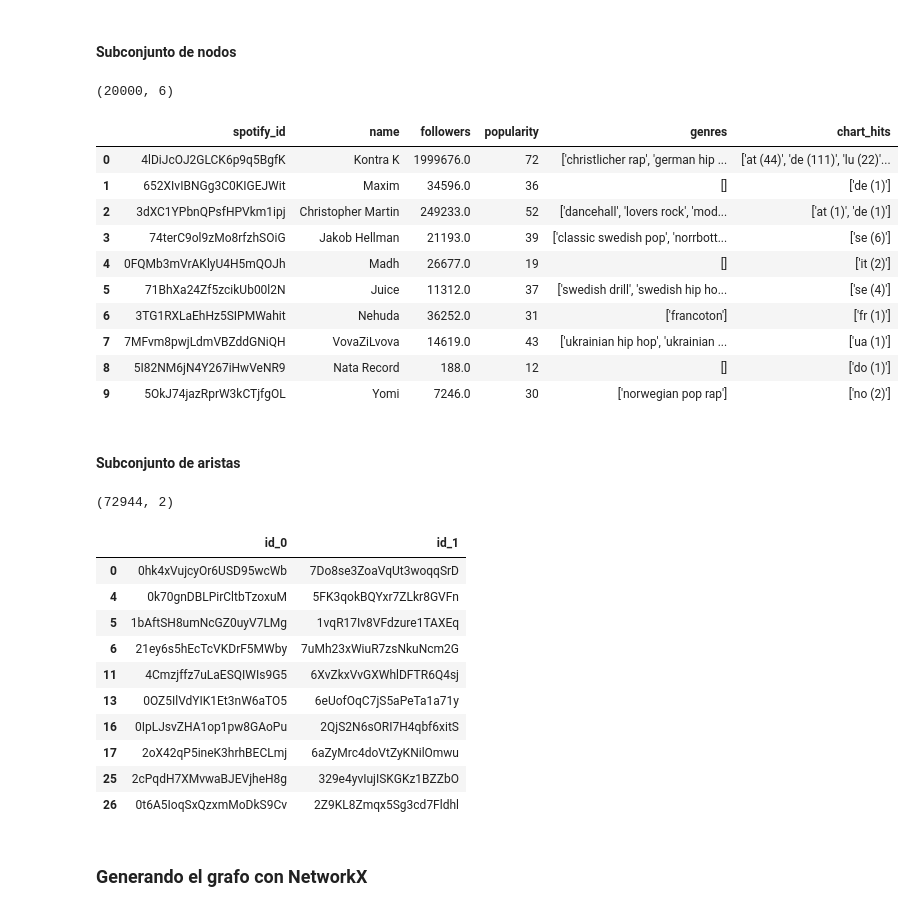
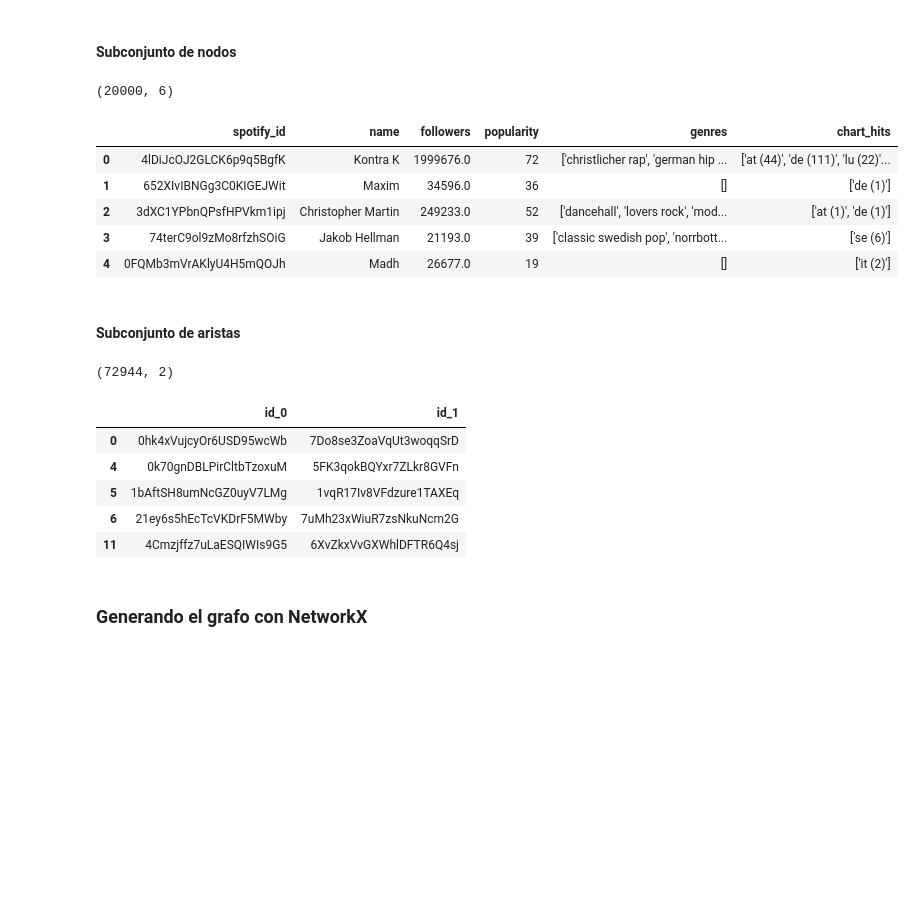
Before and after one commit to JaviFdez7/Relational-Machine-Learning-Article, a Jupyter notebook: src/relational-automatic-learning.ipynb, the cells around one changed output. Drawn from its saved outputs; the diff is of its cells as text; code cells hidden in the pictures; blank space fills up the shorter version.

```diff
--- a/src/relational-automatic-learning.ipynb
+++ b/src/relational-automatic-learning.ipynb
@@ -77,28 +69,23 @@ artistsFeats.head(10)
 # %%
 subSpotifyArtists = spotifyArtists.drop_duplicates(subset='spotify_id').head(numberOfNodes) #Elimina nodos duplicados (mismo id)
 
 print(subSpotifyArtists.shape)
-subSpotifyArtists.head(10)
+subSpotifyArtists.head(5)
 # %% [output]
 (20000, 6)
 |  | spotify_id | name | followers | popularity | genres | chart_hits |
 | 0 | 4lDiJcOJ2GLCK6p9q5BgfK | Kontra K | 1999676.0 | 72 | ['christlicher rap', 'german hip ... | ['at (44)', 'de (111)', 'lu (22)'... |
 | 1 | 652XIvIBNGg3C0KIGEJWit | Maxim | 34596.0 | 36 | [] | ['de (1)'] |
 | 2 | 3dXC1YPbnQPsfHPVkm1ipj | Christopher Martin | 249233.0 | 52 | ['dancehall', 'lovers rock', 'mod... | ['at (1)', 'de (1)'] |
 | 3 | 74terC9ol9zMo8rfzhSOiG | Jakob Hellman | 21193.0 | 39 | ['classic swedish pop', 'norrbott... | ['se (6)'] |
 | 4 | 0FQMb3mVrAKlyU4H5mQOJh | Madh | 26677.0 | 19 | [] | ['it (2)'] |
-| 5 | 71BhXa24Zf5zcikUb00l2N | Juice | 11312.0 | 37 | ['swedish drill', 'swedish hip ho... | ['se (4)'] |
-| 6 | 3TG1RXLaEhHz5SIPMWahit | Nehuda | 36252.0 | 31 | ['francoton'] | ['fr (1)'] |
-| 7 | 7MFvm8pwjLdmVBZddGNiQH | VovaZiLvova | 14619.0 | 43 | ['ukrainian hip hop', 'ukrainian ... | ['ua (1)'] |
-| 8 | 5I82NM6jN4Y267iHwVeNR9 | Nata Record | 188.0 | 12 | [] | ['do (1)'] |
-| 9 | 5OkJ74jazRprW3kCTjfgOL | Yomi | 7246.0 | 30 | ['norwegian pop rap'] | ['no (2)'] |
 # %% [markdown]
 <h4>Subconjunto de aristas</h4>
 # %%
 subArtistsFeat = artistsFeats[artistsFeats['id_0'].isin(subSpotifyArtists['spotify_id']) & artistsFeats['id_1'].isin(subSpotifyArtists['spotify_id'])]
 
 print(subArtistsFeat.shape)
-subArtistsFeat.head(10)
+subArtistsFeat.head(5)
 # %% [output]
 (72944, 2)
 |  | id_0 | id_1 |
@@ -107,11 +94,6 @@ subArtistsFeat.head(10)
 | 5 | 1bAftSH8umNcGZ0uyV7LMg | 1vqR17Iv8VFdzure1TAXEq |
 | 6 | 21ey6s5hEcTcVKDrF5MWby | 7uMh23xWiuR7zsNkuNcm2G |
 | 11 | 4Cmzjffz7uLaESQIWIs9G5 | 6XvZkxVvGXWhlDFTR6Q4sj |
-| 13 | 0OZ5IlVdYIK1Et3nW6aTO5 | 6eUofOqC7jS5aPeTa1a71y |
-| 16 | 0IpLJsvZHA1op1pw8GAoPu | 2QjS2N6sORI7H4qbf6xitS |
-| 17 | 2oX42qP5ineK3hrhBECLmj | 6aZyMrc4doVtZyKNilOmwu |
-| 25 | 2cPqdH7XMvwaBJEVjheH8g | 329e4yvIujISKGKz1BZZbO |
-| 26 | 0t6A5IoqSxQzxmMoDkS9Cv | 2Z9KL8Zmqx5Sg3cd7Fldhl |
 # %% [markdown]
 <h3>Generando el grafo con NetworkX</h3>
 # %%
```
Also changed, not shown: parts of 24 cells of this notebook.
